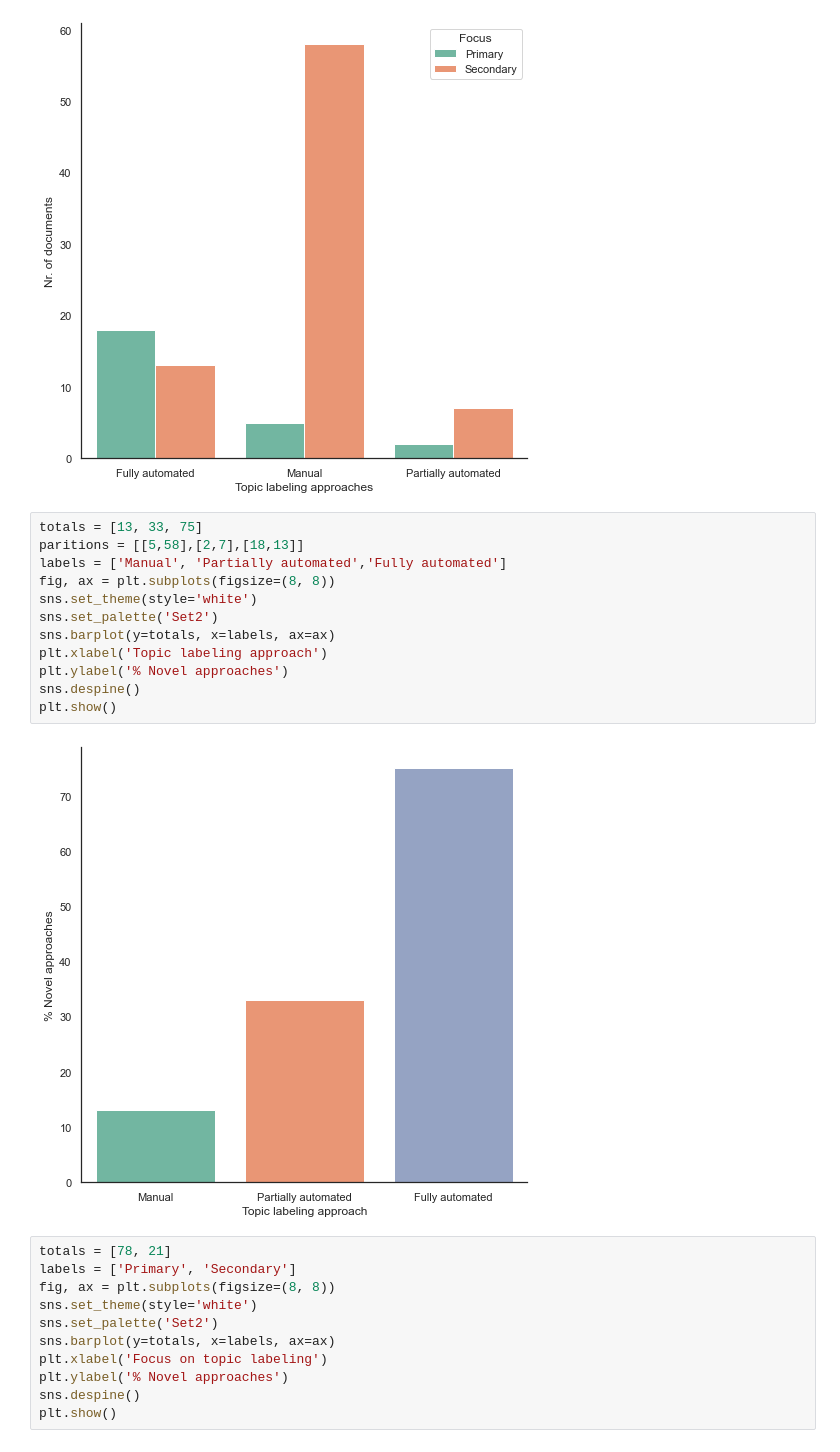
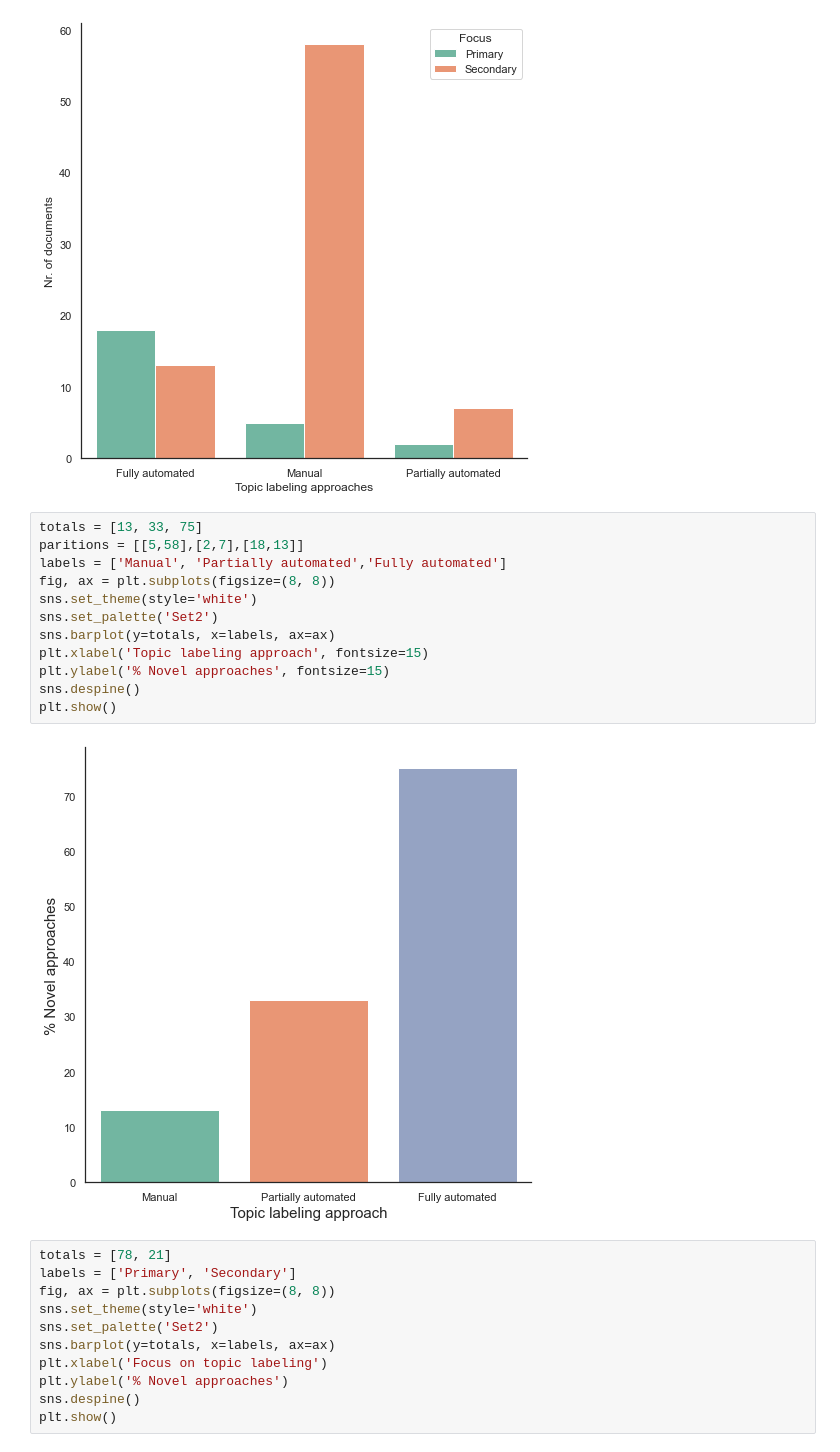
Before and after one commit to iberius96/Msc_Thesis, a Jupyter notebook: Data Visualization/Summary.ipynb, the cells around one changed output. Drawn from its saved outputs; the diff is of its cells as text.

```diff
--- a/Data Visualization/Summary.ipynb
+++ b/Data Visualization/Summary.ipynb
@@ -388,17 +388,17 @@ sns.despine()
 # %%
 totals = [13, 33, 75]
 paritions = [[5,58],[2,7],[18,13]]
 labels = ['Manual', 'Partially automated','Fully automated']
 fig, ax = plt.subplots(figsize=(8, 8))
 sns.set_theme(style='white')
 sns.set_palette('Set2')
 sns.barplot(y=totals, x=labels, ax=ax)
-plt.xlabel('Topic labeling approach')
-plt.ylabel('% Novel approaches')
+plt.xlabel('Topic labeling approach', fontsize=15)
+plt.ylabel('% Novel approaches', fontsize=15)
 sns.despine()
 plt.show()
 # %% [output]
-[figure, old version]
+[figure, new version]
 # %%
 totals = [78, 21]
 labels = ['Primary', 'Secondary']
```
Also changed, not shown: parts of 2 cells of this notebook, 2 other files.
